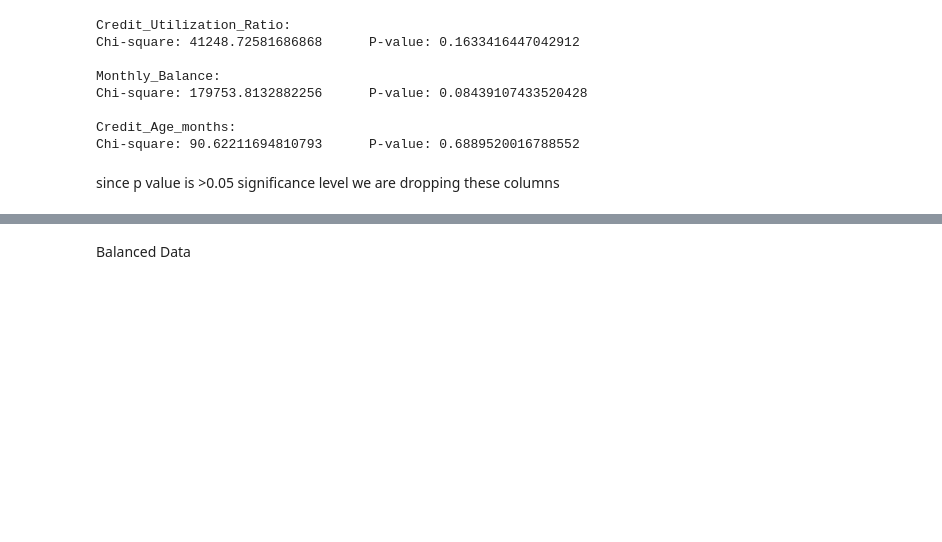
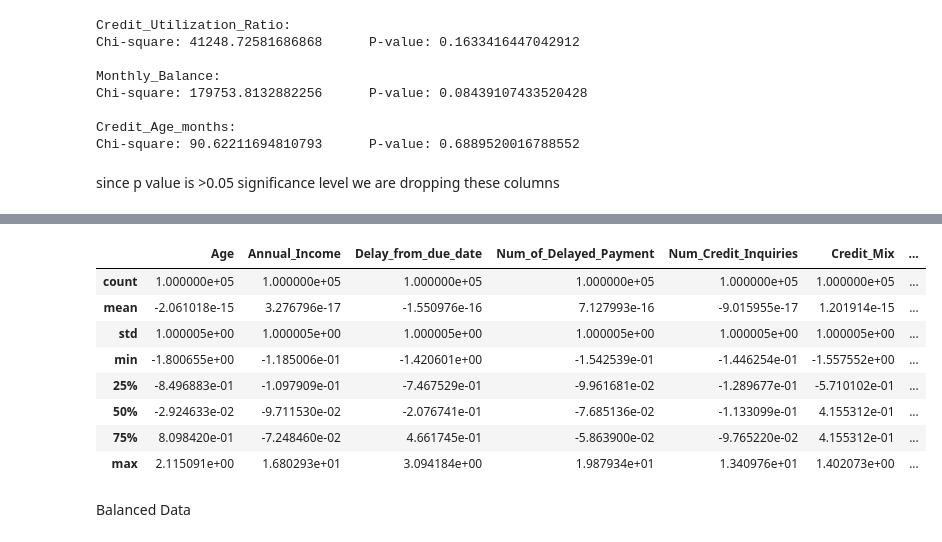
Before and after one commit to 80396-B2/Credit_Score_Prediction, a Jupyter notebook: main.ipynb, the cells around one changed output, grey strips where cells are left out. Drawn from its saved outputs; the diff is of its cells as text; code cells hidden in the pictures; blank space fills up the shorter version.

```diff
--- a/main.ipynb
+++ b/main.ipynb
@@ -1123 +1182,13 @@ combined_df.drop(["Credit_Utilization_Ratio","Monthly_Balance","Credit_Age_month
+# %%
+x.describe()
+# %% [output]
+|  | Age | Annual_Income | Delay_from_due_date | Num_of_Delayed_Payment | Num_Credit_Inquiries | Credit_Mix | ... |
+| count | 1.000000e+05 | 1.000000e+05 | 1.000000e+05 | 1.000000e+05 | 1.000000e+05 | 1.000000e+05 | ... |
+| mean | -2.061018e-15 | 3.276796e-17 | -1.550976e-16 | 7.127993e-16 | -9.015955e-17 | 1.201914e-15 | ... |
+| std | 1.000005e+00 | 1.000005e+00 | 1.000005e+00 | 1.000005e+00 | 1.000005e+00 | 1.000005e+00 | ... |
+| min | -1.800655e+00 | -1.185006e-01 | -1.420601e+00 | -1.542539e-01 | -1.446254e-01 | -1.557552e+00 | ... |
+| 25% | -8.496883e-01 | -1.097909e-01 | -7.467529e-01 | -9.961681e-02 | -1.289677e-01 | -5.710102e-01 | ... |
+| 50% | -2.924633e-02 | -9.711530e-02 | -2.076741e-01 | -7.685136e-02 | -1.133099e-01 | 4.155312e-01 | ... |
+| 75% | 8.098420e-01 | -7.248460e-02 | 4.661745e-01 | -5.863900e-02 | -9.765220e-02 | 4.155312e-01 | ... |
+| max | 2.115091e+00 | 1.680293e+01 | 3.094184e+00 | 1.987934e+01 | 1.340976e+01 | 1.402073e+00 | ... |
 # %%
```
Also changed, not shown: parts of 15 cells of this notebook, 5 other files.
